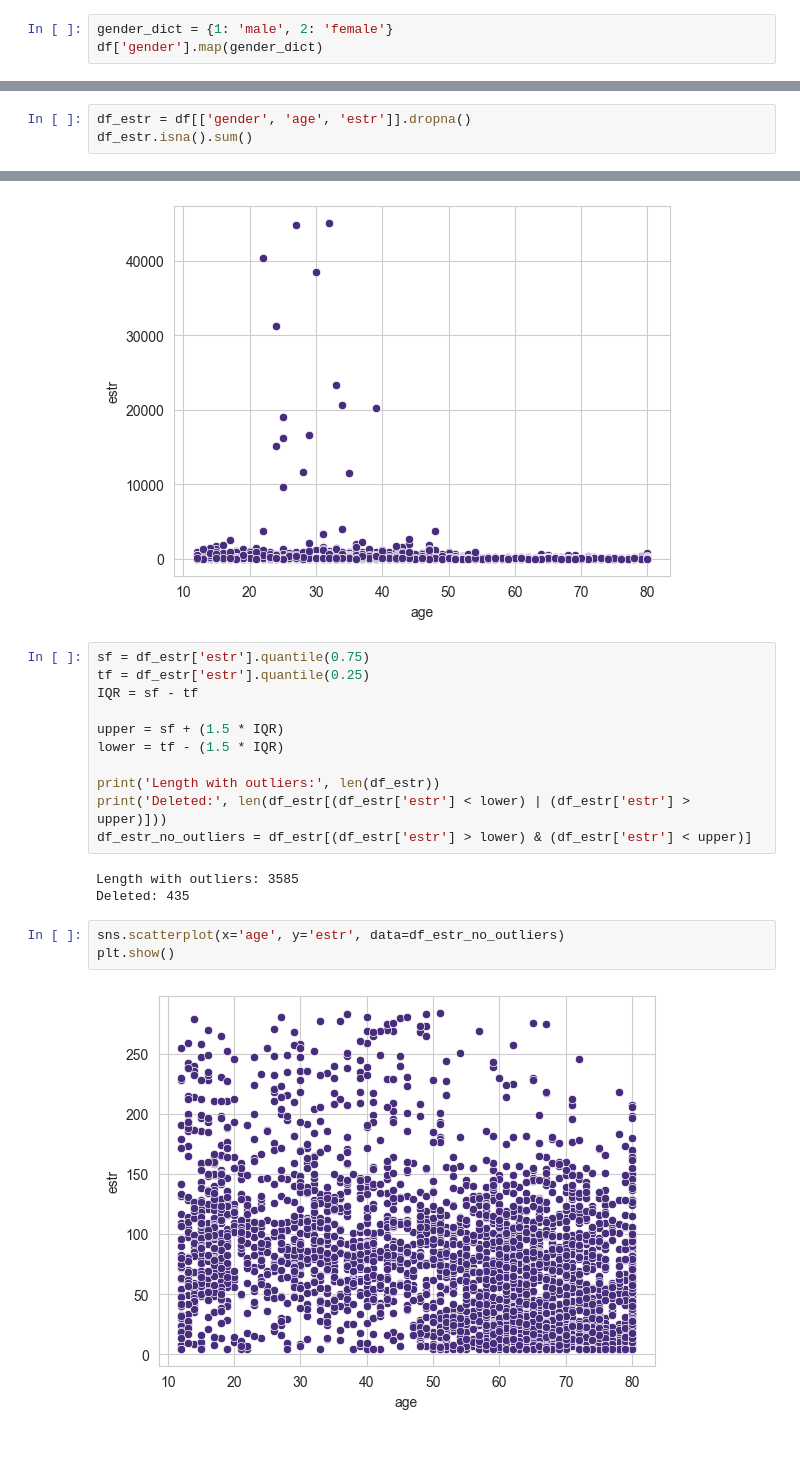
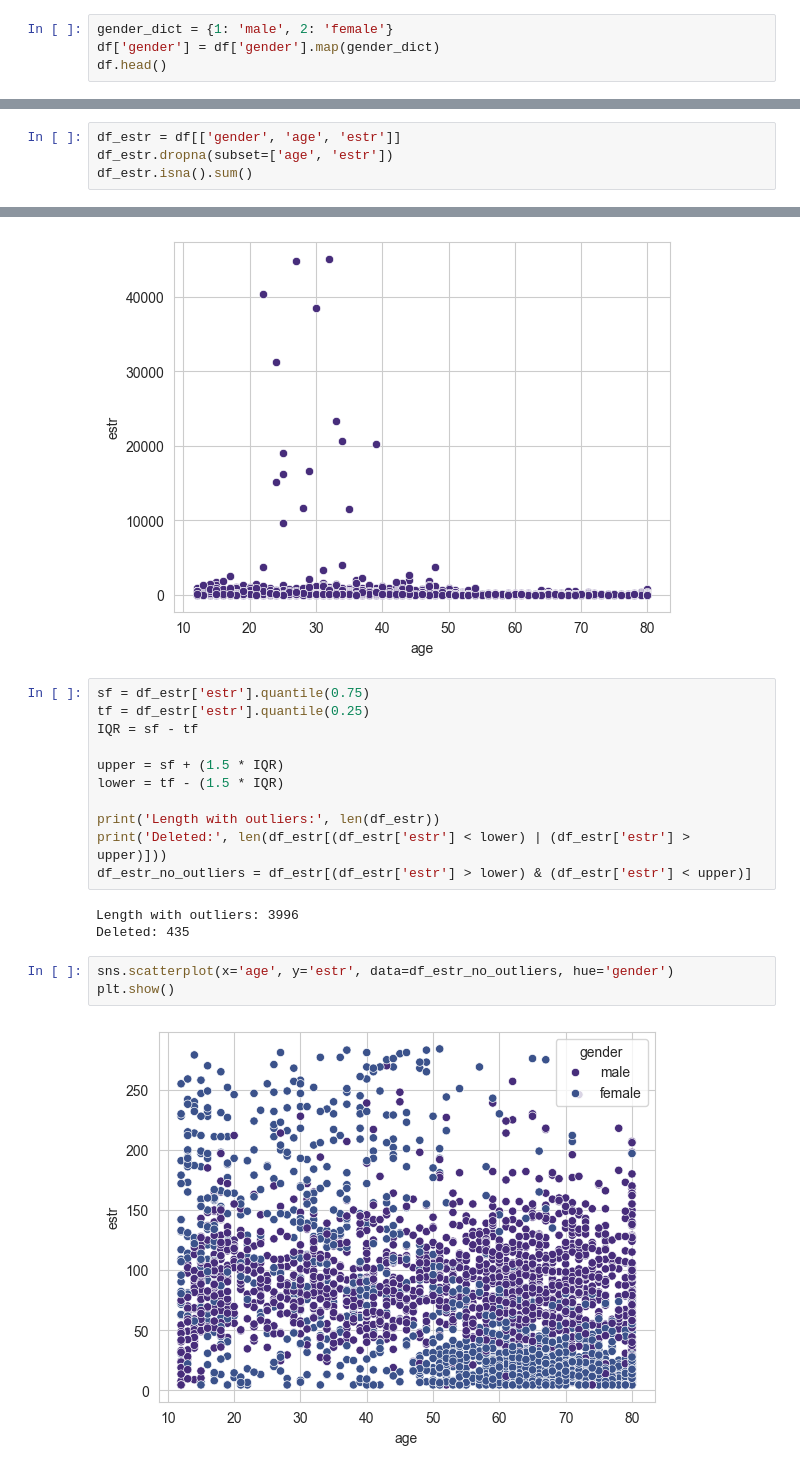
Before and after one commit to dropoftherain/HormoneAnalysis, a Jupyter notebook: eda.ipynb, the cells around one changed output, grey strips where cells are left out. Cells and saved outputs as stored; diff of their text form.

```diff
--- a/eda.ipynb
+++ b/eda.ipynb
@@ -112,5 +122,6 @@ df[['id', 'gender', 'age']].astype(int)
 3996 rows × 3 columns
 # %%
 gender_dict = {1: 'male', 2: 'female'}
-df['gender'].map(gender_dict)
+df['gender'] = df['gender'].map(gender_dict)
+df.head()
 # %% [output]
@@ -177,6 +220,7 @@ plt.show()
 # %% [markdown]
 Individual variables relationship are studied with all data available for that particular variable, therefore missing values are handled only at this point
 # %%
-df_estr = df[['gender', 'age', 'estr']].dropna()
+df_estr = df[['gender', 'age', 'estr']]
+df_estr.dropna(subset=['age', 'estr'])
 df_estr.isna().sum()
 # %% [output]
@@ -208,10 +262,10 @@ print('Length with outliers:', len(df_estr))
 print('Deleted:', len(df_estr[(df_estr['estr'] < lower) | (df_estr['estr'] > upper)]))
 df_estr_no_outliers = df_estr[(df_estr['estr'] > lower) & (df_estr['estr'] < upper)]
 # %% [output]
-Length with outliers: 3585
+Length with outliers: 3996
 Deleted: 435
 # %%
-sns.scatterplot(x='age', y='estr', data=df_estr_no_outliers)
+sns.scatterplot(x='age', y='estr', data=df_estr_no_outliers, hue='gender')
 plt.show()
 # %% [output]
-[figure, old version]
+[figure, new version]
```
Also changed, not shown: parts of 29 cells of this notebook.
